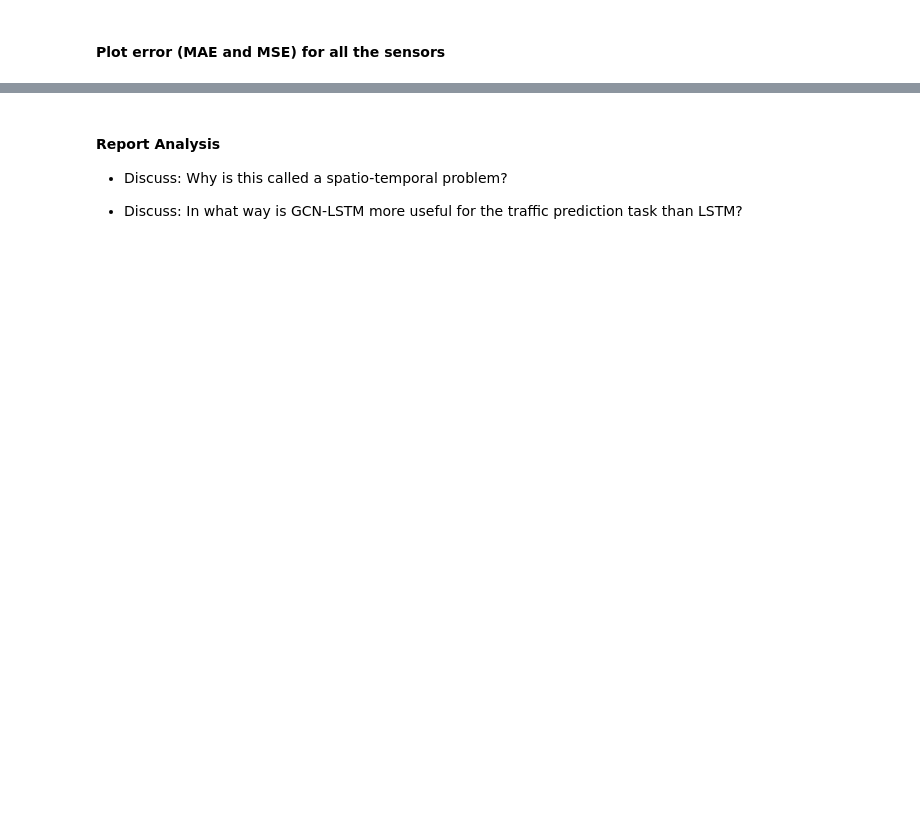
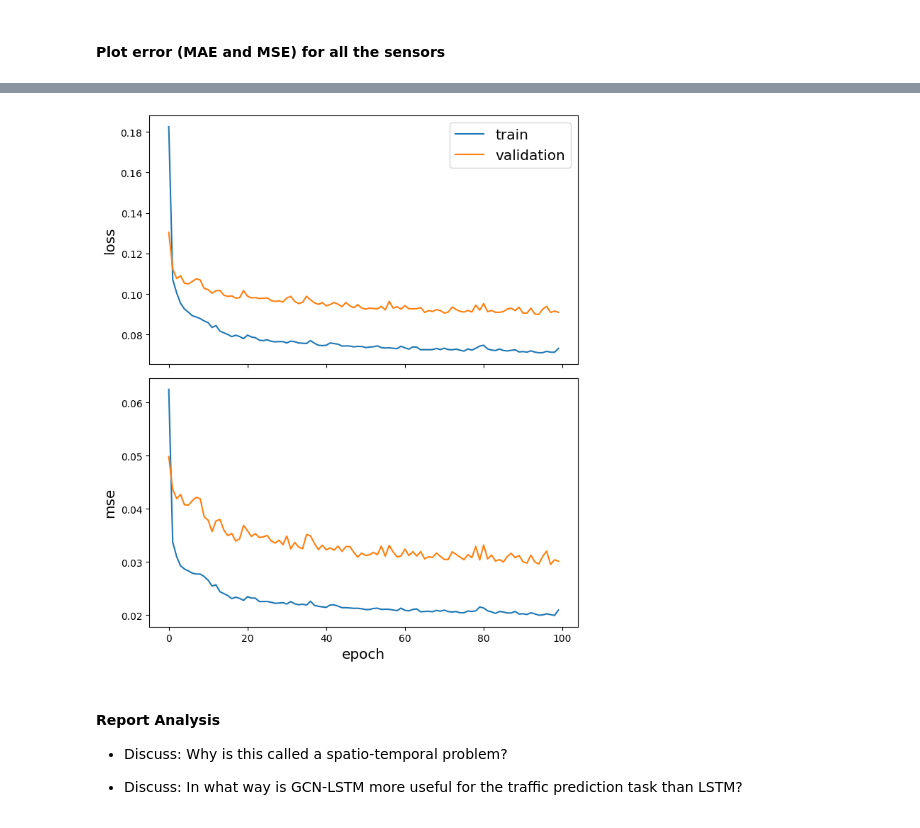
Before and after one commit to madhavamk/computational-data-science, a Jupyter notebook: MiniProjects/M6_NB_MiniProject_4_Urban_Traffic_Flow_Prediction.ipynb, the cells around one changed output, grey strips where cells are left out. Saved outputs shown, nothing was run; the diff lists cells and outputs as text; code cells hidden in the pictures; blank space fills up the shorter version.

```diff
--- a/MiniProjects/M6_NB_MiniProject_4_Urban_Traffic_Flow_Prediction.ipynb
+++ b/MiniProjects/M6_NB_MiniProject_4_Urban_Traffic_Flow_Prediction.ipynb
@@ -342,3 +550,9 @@ Rescale the predicted values to the original value range of the timeseries.
+# %%
+# Plot MAE and MSE for all
+# loss is MAE as per our model
+sg.utils.plot_history(history)
+# %% [output]
+[figure, added]
 # %% [markdown]
 #### Report Analysis
 
```
Also changed, not shown: parts of 33 cells of this notebook.
